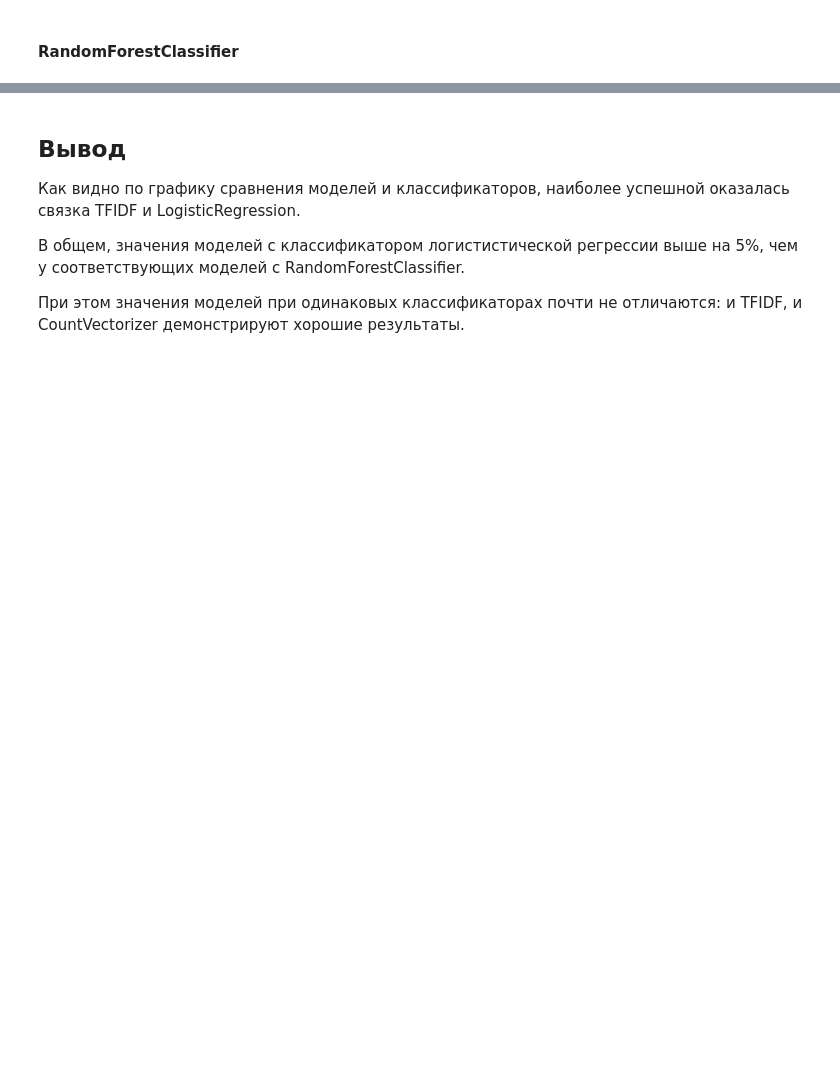
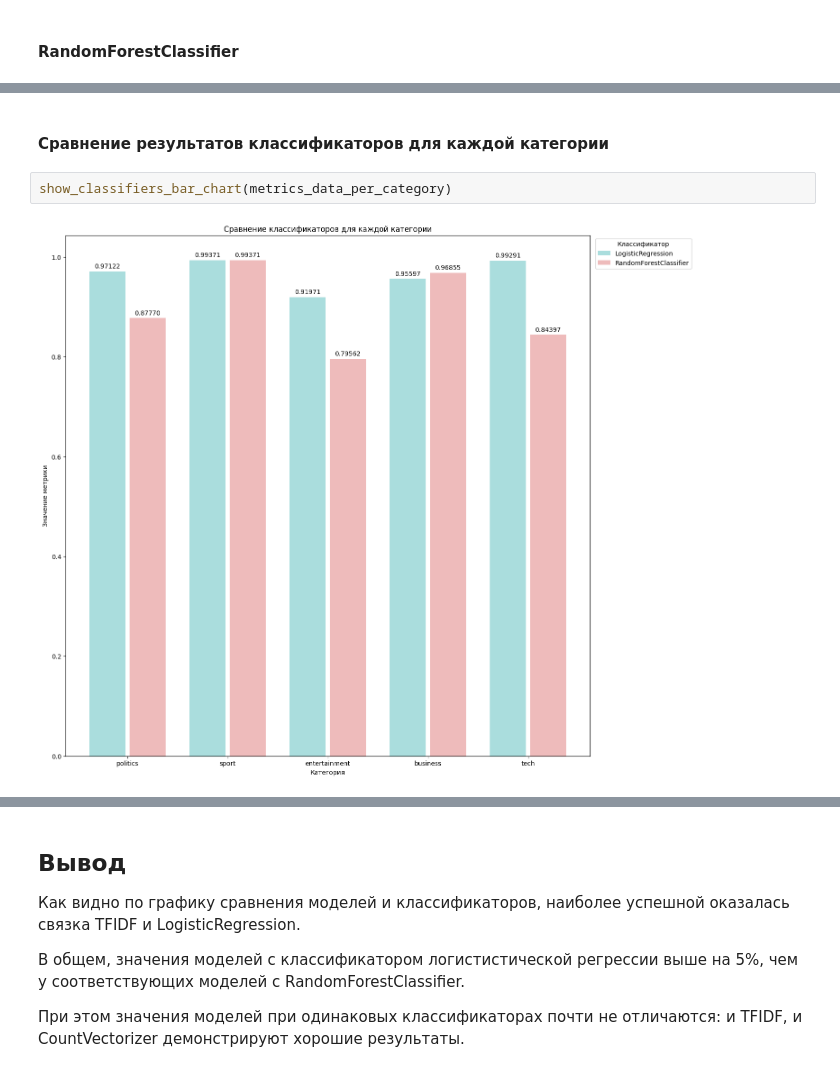
Before and after one commit to DeadlySquad13/t5-2-MachineLearningMethods__, a Jupyter notebook: src/control_work2@text_classification/main.ipynb, the cells around one changed output, grey strips where cells are left out. Cells and saved outputs as stored; diff of their text form; blank space fills up the shorter version.

```diff
--- a/src/control_work2@text_classification/main.ipynb
+++ b/src/control_work2@text_classification/main.ipynb
@@ -374 +443,7 @@ add_metrics_data("RandomForestClassifier", "tfidf", classifier_pipeline(tfidf, R
+# %% [markdown]
+#### Сравнение результатов классификаторов для каждой категории
+# %%
+show_classifiers_bar_chart(metrics_data_per_category)
+# %% [output]
+[figure, added]
 # %% [markdown]
```
Also changed, not shown: parts of 15 cells of this notebook, 2 other files.
